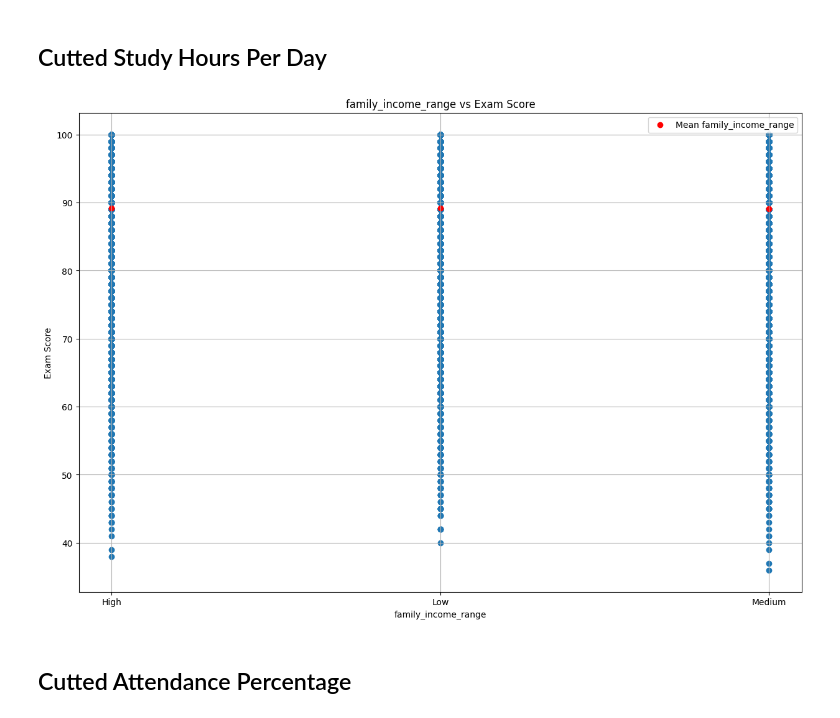
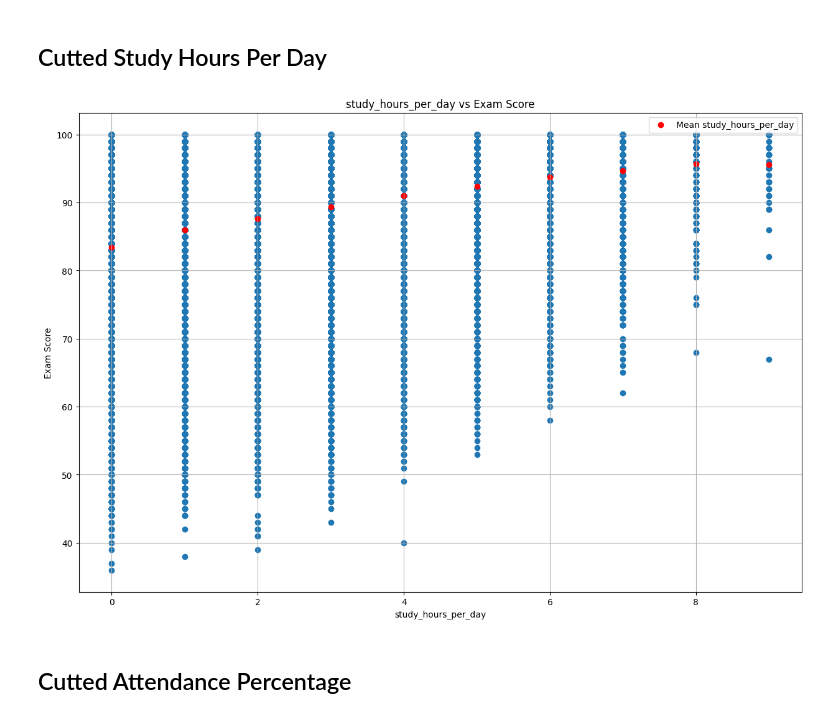
Before and after one commit to 5h33p/student_habits, a Jupyter notebook: Development.ipynb, the cells around one changed output. Saved outputs shown, nothing was run; the diff lists cells and outputs as text; code cells hidden in the pictures.

```diff
--- a/Development.ipynb
+++ b/Development.ipynb
@@ -153,25 +154,25 @@ plt.show()
 # %% [markdown]
 ## Cutted Study Hours Per Day
 # %%
-df_column = 'family_income_range'
+df_column = 'study_hours_per_day'
 
 data['study_hours_per_day'] = pd.cut(data.study_hours_per_day, bins=10, labels=np.arange(10))
-
+data['study_hours_per_day'] = data.study_hours_per_day.astype(float)
 
 plt.figure(figsize=(15, 10))
 plt.scatter(data[df_column], data.exam_score)
 plt.title(f"{df_column} vs Exam Score")
 
 plot_data = data.groupby(by=df_column).exam_score.mean().copy()
 
 plt.scatter(plot_data.index, plot_data, marker='o', color='r', label=f'Mean {df_column}')
 plt.grid(True)
 plt.legend()
 plt.xlabel(f"{df_column}")
 plt.ylabel("Exam Score")
 plt.show()
 # %% [output]
-[figure, old version]
+[figure, new version]
 # %% [markdown]
 ## Cutted Attendance Percentage
 # %%
```
Also changed, not shown: parts of 18 cells of this notebook.
